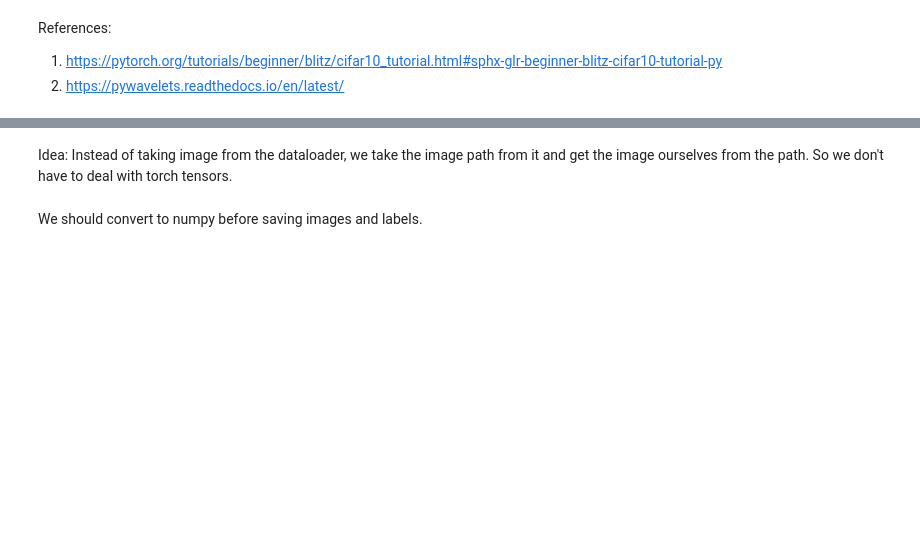
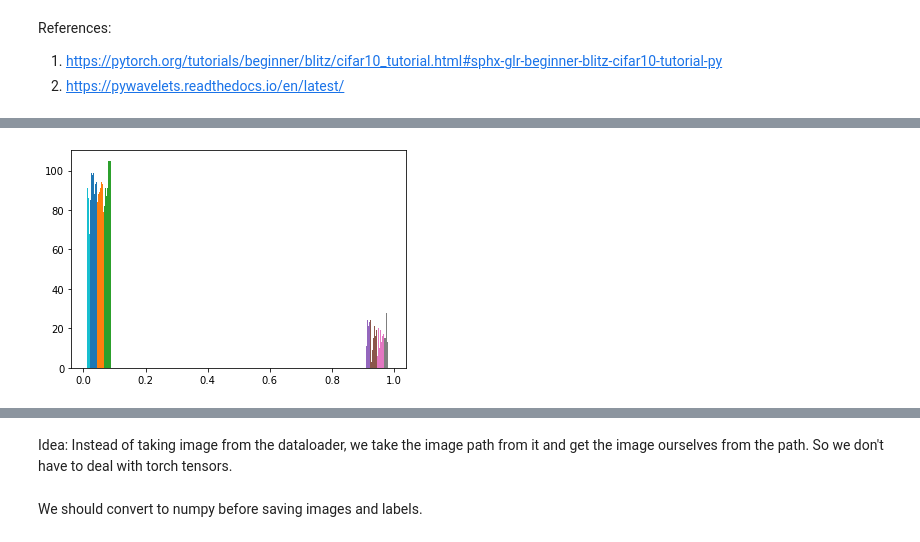
Before and after one commit to chaitanyaspatil/Edge_Detection_ECE_251C, a Jupyter notebook: Trial_nn_run.ipynb, the cells around one changed output, grey strips where cells are left out. Drawn from its saved outputs; the diff is of its cells as text; code cells hidden in the pictures; blank space fills up the shorter version.

```diff
--- a/Trial_nn_run.ipynb
+++ b/Trial_nn_run.ipynb
@@ -122,0 +193,6 @@ dataiter = iter(train_loader)
+# %%
+mask_wt = (wt_labels > 0.5).float()
+# %%
+plt.hist(mask_wt[0,0,:,:].numpy());
+# %% [output]
+[figure, added]
```
Also changed, not shown: parts of 17 cells of this notebook, 8 other files.
